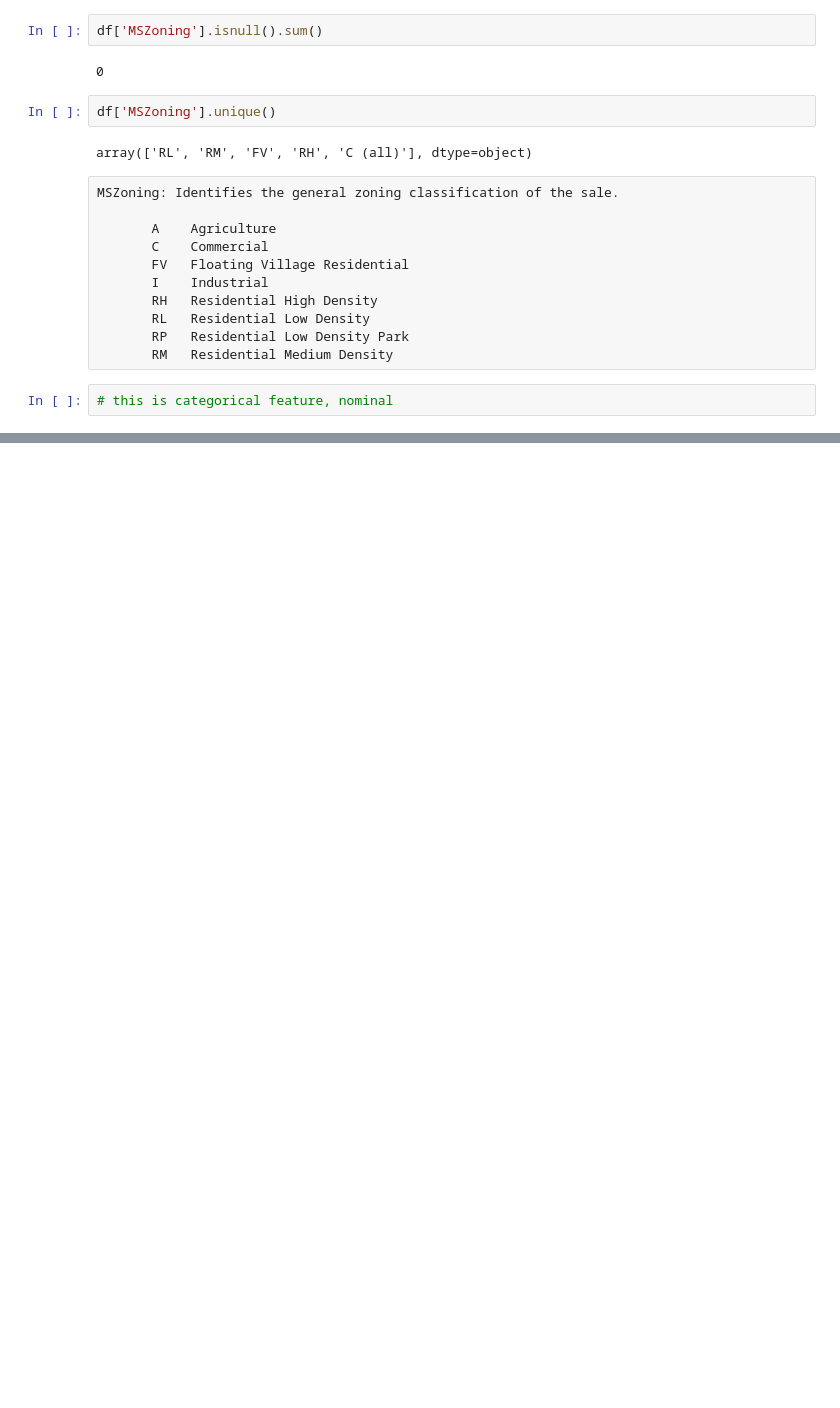
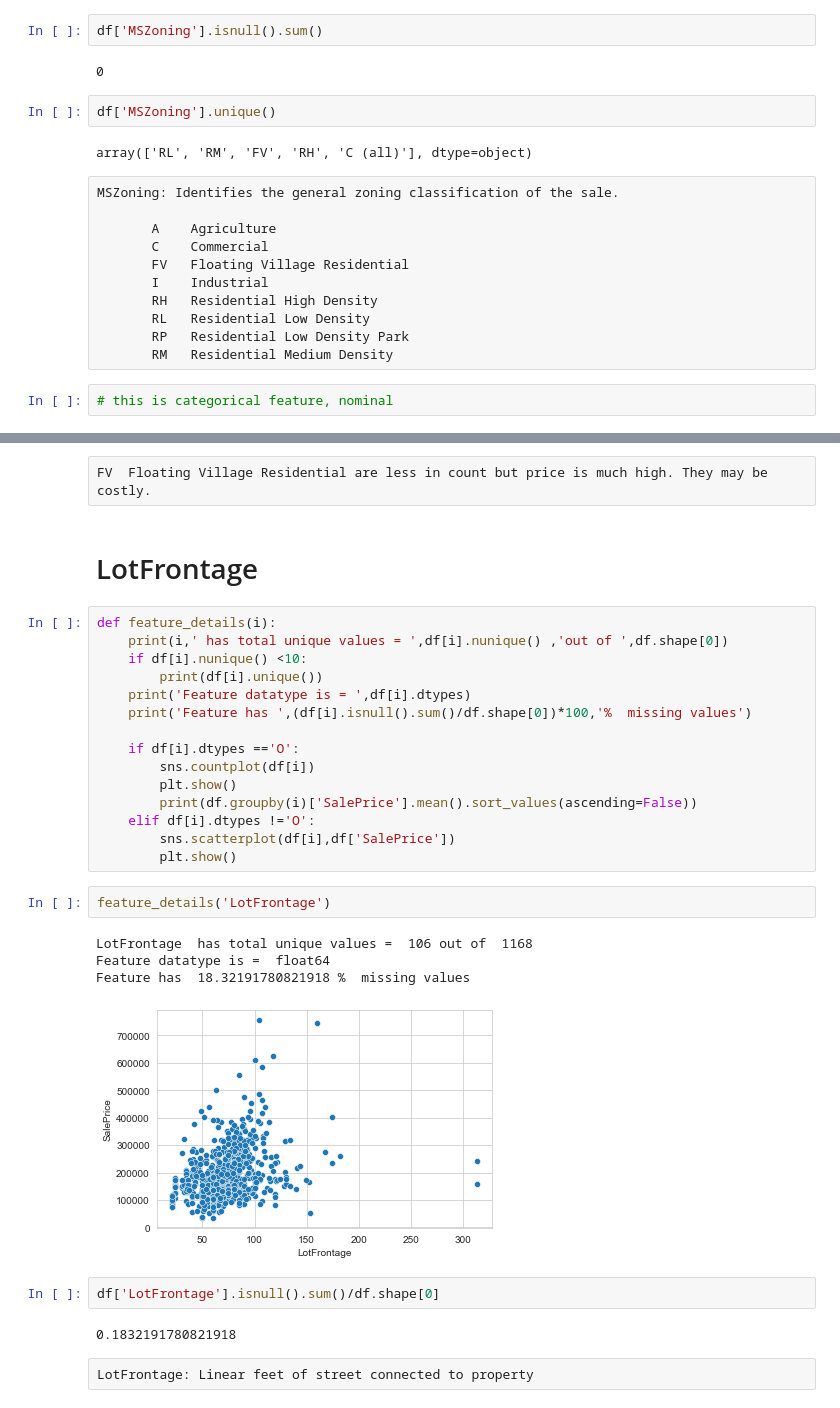
Before and after one commit to mohittomar2008/HOUSING-PRICE-PREDICTION, a Jupyter notebook: HOUSING-PRICE-PREDICTION.ipynb, the cells around one changed output, grey strips where cells are left out. Saved outputs shown, nothing was run; the diff lists cells and outputs as text; blank space fills up the shorter version.

```diff
--- a/HOUSING-PRICE-PREDICTION.ipynb
+++ b/HOUSING-PRICE-PREDICTION.ipynb
@@ -305,0 +322,32 @@ MSZoning: Identifies the general zoning classification of the sale.
+# %% [raw]
+FV	Floating Village Residential are less in count but price is much high. They may be costly.
+# %% [markdown]
+# LotFrontage
+# %%
+def feature_details(i):
+    print(i,' has total unique values = ',df[i].nunique() ,'out of ',df.shape[0])
+    if df[i].nunique() <10:
+        print(df[i].unique())
+    print('Feature datatype is = ',df[i].dtypes)
+    print('Feature has ',(df[i].isnull().sum()/df.shape[0])*100,'%  missing values')
+
+    if df[i].dtypes =='O':
+        sns.countplot(df[i])
+        plt.show()
+        print(df.groupby(i)['SalePrice'].mean().sort_values(ascending=False))
+    elif df[i].dtypes !='O':
+        sns.scatterplot(df[i],df['SalePrice'])
+        plt.show()
+# %%
+feature_details('LotFrontage')
+# %% [output]
+LotFrontage  has total unique values =  106 out of  1168
+Feature datatype is =  float64
+Feature has  18.32191780821918 %  missing values
+[figure, added]
+# %%
+df['LotFrontage'].isnull().sum()/df.shape[0]
+# %% [output]
+0.1832191780821918
+# %% [raw]
+LotFrontage: Linear feet of street connected to property
```
Also changed, not shown: parts of 60 cells of this notebook.
